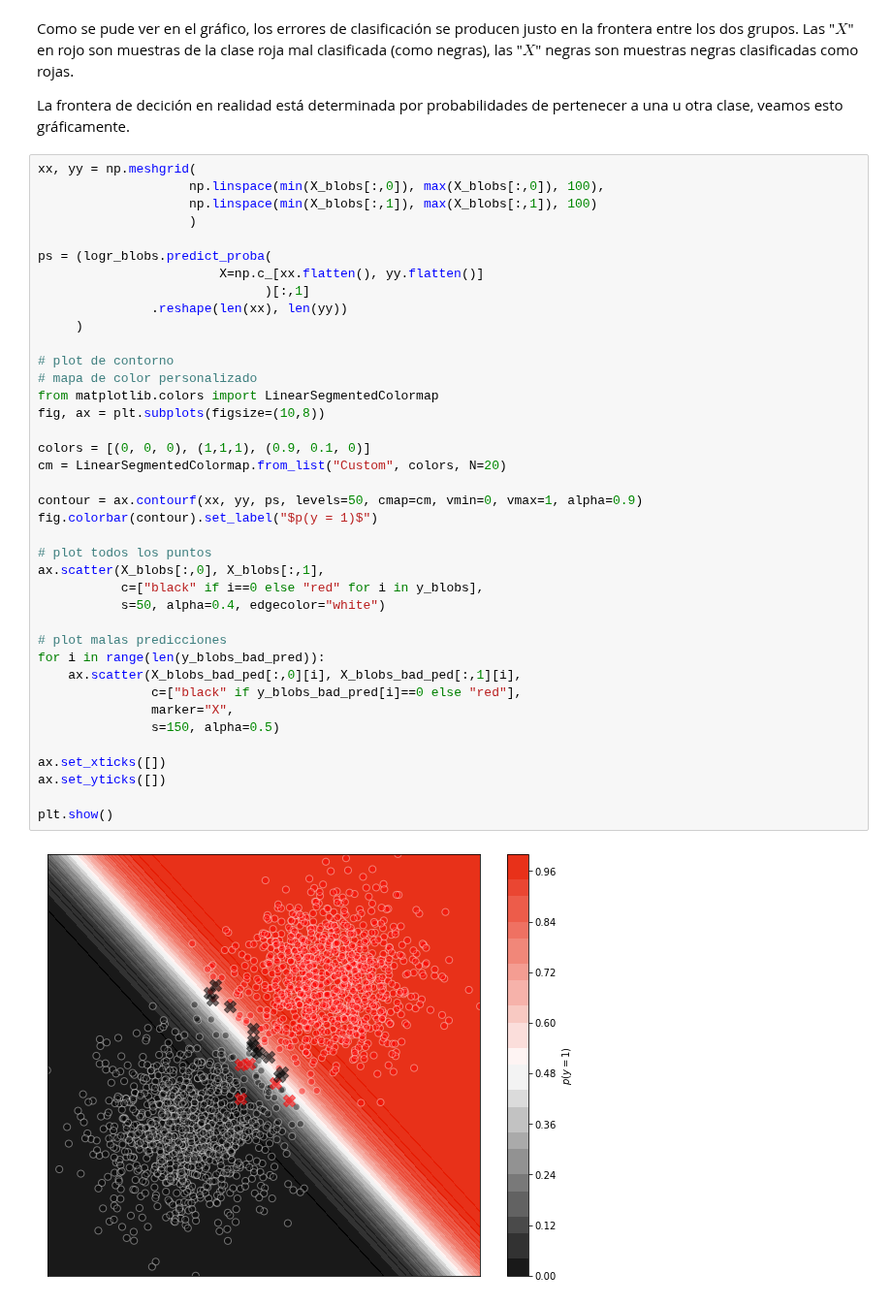
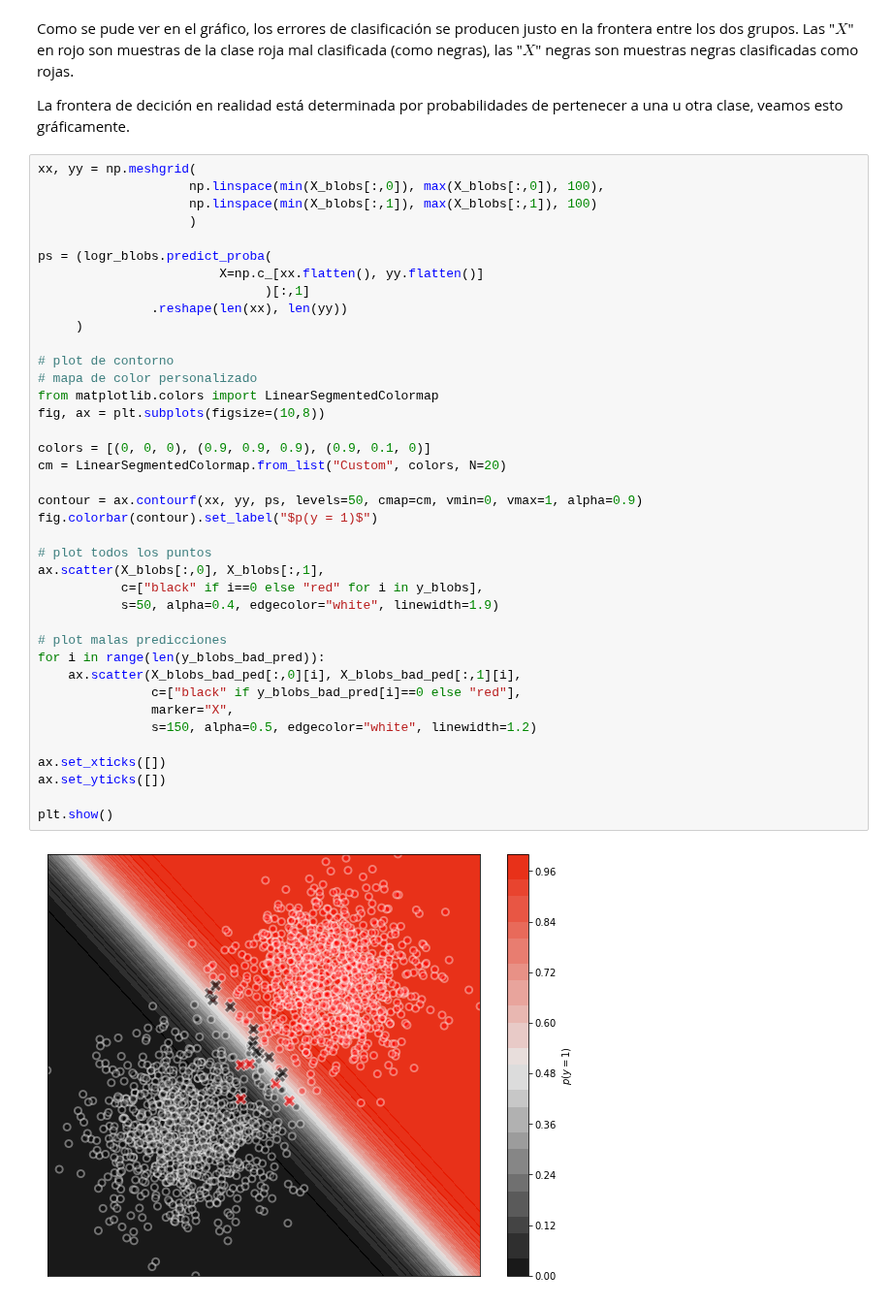
Before and after one commit to hplbrayan/Un-curso-de-Machine-Learning, a Jupyter notebook: 07_ML_Modelos_de_Regresion/N2_Classification_models.ipynb, the cells around one changed output. Shown at 97% size. Cells and saved outputs as stored; diff of their text form.

```diff
--- a/07_ML_Modelos_de_Regresion/N2_Classification_models.ipynb
+++ b/07_ML_Modelos_de_Regresion/N2_Classification_models.ipynb
@@ -193,34 +214,34 @@ ps = (logr_blobs.predict_proba(
                         X=np.c_[xx.flatten(), yy.flatten()]
                               )[:,1]
                .reshape(len(xx), len(yy))
      )
 
 # plot de contorno
 # mapa de color personalizado
 from matplotlib.colors import LinearSegmentedColormap
 fig, ax = plt.subplots(figsize=(10,8))
 
-colors = [(0, 0, 0), (1,1,1), (0.9, 0.1, 0)]
+colors = [(0, 0, 0), (0.9, 0.9, 0.9), (0.9, 0.1, 0)]
 cm = LinearSegmentedColormap.from_list("Custom", colors, N=20)
 
 contour = ax.contourf(xx, yy, ps, levels=50, cmap=cm, vmin=0, vmax=1, alpha=0.9)
 fig.colorbar(contour).set_label("$p(y = 1)$")
 
 # plot todos los puntos
 ax.scatter(X_blobs[:,0], X_blobs[:,1],
            c=["black" if i==0 else "red" for i in y_blobs],
-           s=50, alpha=0.4, edgecolor="white")
+           s=50, alpha=0.4, edgecolor="white", linewidth=1.9)
 
 # plot malas predicciones
 for i in range(len(y_blobs_bad_pred)):
     ax.scatter(X_blobs_bad_ped[:,0][i], X_blobs_bad_ped[:,1][i],
                c=["black" if y_blobs_bad_pred[i]==0 else "red"],
                marker="X",
-               s=150, alpha=0.5)
+               s=150, alpha=0.5, edgecolor="white", linewidth=1.2)
 
 ax.set_xticks([])
 ax.set_yticks([])
 
 plt.show()
 # %% [output]
-[figure, old version]
+[figure, new version]
```
Also changed, not shown: parts of 26 cells of this notebook, 1 other file.
